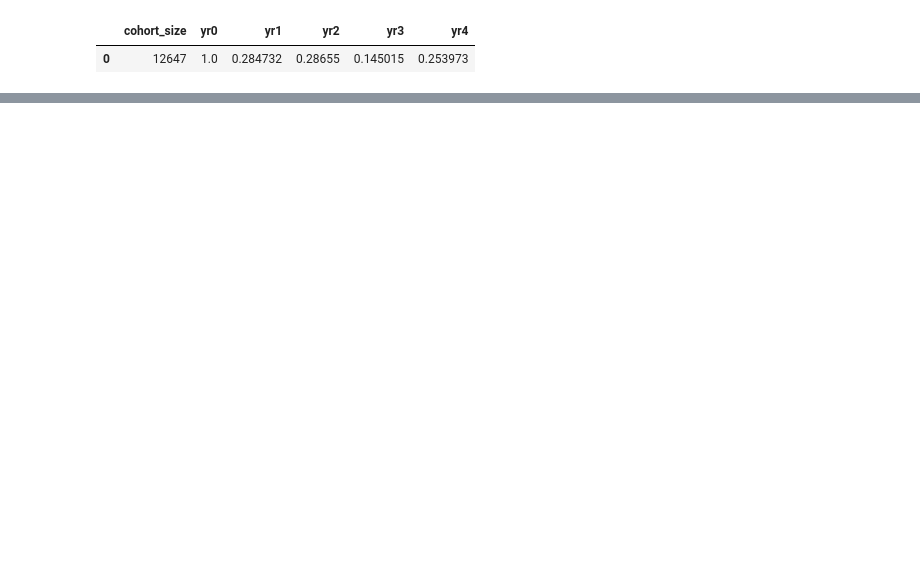
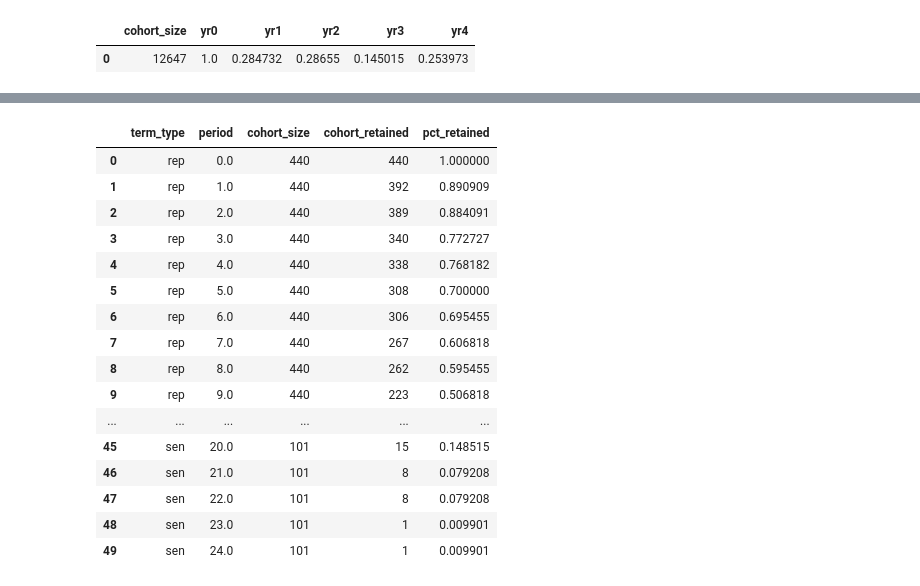
Before and after one commit to mittwoch09/Today-I-Learned, a Jupyter notebook: DataAnalysis/CohortAnalysis/cohort-analysis.ipynb, the cells around one changed output, grey strips where cells are left out. Cells and saved outputs as stored; diff of their text form; code cells hidden in the pictures; blank space fills up the shorter version.

```diff
--- a/DataAnalysis/CohortAnalysis/cohort-analysis.ipynb
+++ b/DataAnalysis/CohortAnalysis/cohort-analysis.ipynb
@@ -192,0 +965,50 @@ While we could pick another day, **December 31** is a strategy for normalizing a
+# %%
+query_23 = """
+        SELECT term_type, period
+            ,first_value(cohort_retained) over (partition by term_type order by period) as cohort_size
+            ,cohort_retained
+            ,cohort_retained * 1.0 /
+             first_value(cohort_retained) over (partition by term_type order by period) as pct_retained
+        FROM
+        (
+            SELECT a.term_type
+                ,coalesce(date_part('year',age(c.date,a.first_term)),0) as period
+                ,count(distinct a.id_bioguide) as cohort_retained
+            FROM
+            (
+                SELECT distinct id_bioguide, term_type
+                    ,date('2000-01-01') as first_term
+                    ,min(term_start) as min_start
+                FROM legislators_terms
+                WHERE term_start <= '2000-12-31' and term_end >= '2000-01-01'
+                GROUP BY 1,2,3
+            ) a
+            JOIN legislators_terms b on a.id_bioguide = b.id_bioguide
+            and b.term_start >= a.min_start
+            LEFT JOIN date_dim c on c.date between b.term_start and b.term_end
+            and c.month_name = 'December' and c.day_of_month = 31
+            and c.year >= 2000
+            GROUP BY 1,2
+        ) aa
+        """
+
+sql_23 = pd.read_sql(query_23, con)
+sql_23
+# %% [output]
+|  | term_type | period | cohort_size | cohort_retained | pct_retained |
+| 0 | rep | 0.0 | 440 | 440 | 1.000000 |
+| 1 | rep | 1.0 | 440 | 392 | 0.890909 |
+| 2 | rep | 2.0 | 440 | 389 | 0.884091 |
+| 3 | rep | 3.0 | 440 | 340 | 0.772727 |
+| 4 | rep | 4.0 | 440 | 338 | 0.768182 |
+| 5 | rep | 5.0 | 440 | 308 | 0.700000 |
+| 6 | rep | 6.0 | 440 | 306 | 0.695455 |
+| 7 | rep | 7.0 | 440 | 267 | 0.606818 |
+| 8 | rep | 8.0 | 440 | 262 | 0.595455 |
+| 9 | rep | 9.0 | 440 | 223 | 0.506818 |
+| ... | ... | ... | ... | ... | ... |
+| 45 | sen | 20.0 | 101 | 15 | 0.148515 |
+| 46 | sen | 21.0 | 101 | 8 | 0.079208 |
+| 47 | sen | 22.0 | 101 | 8 | 0.079208 |
+| 48 | sen | 23.0 | 101 | 1 | 0.009901 |
+| 49 | sen | 24.0 | 101 | 1 | 0.009901 |
```
Also changed, not shown: parts of 79 cells of this notebook.
